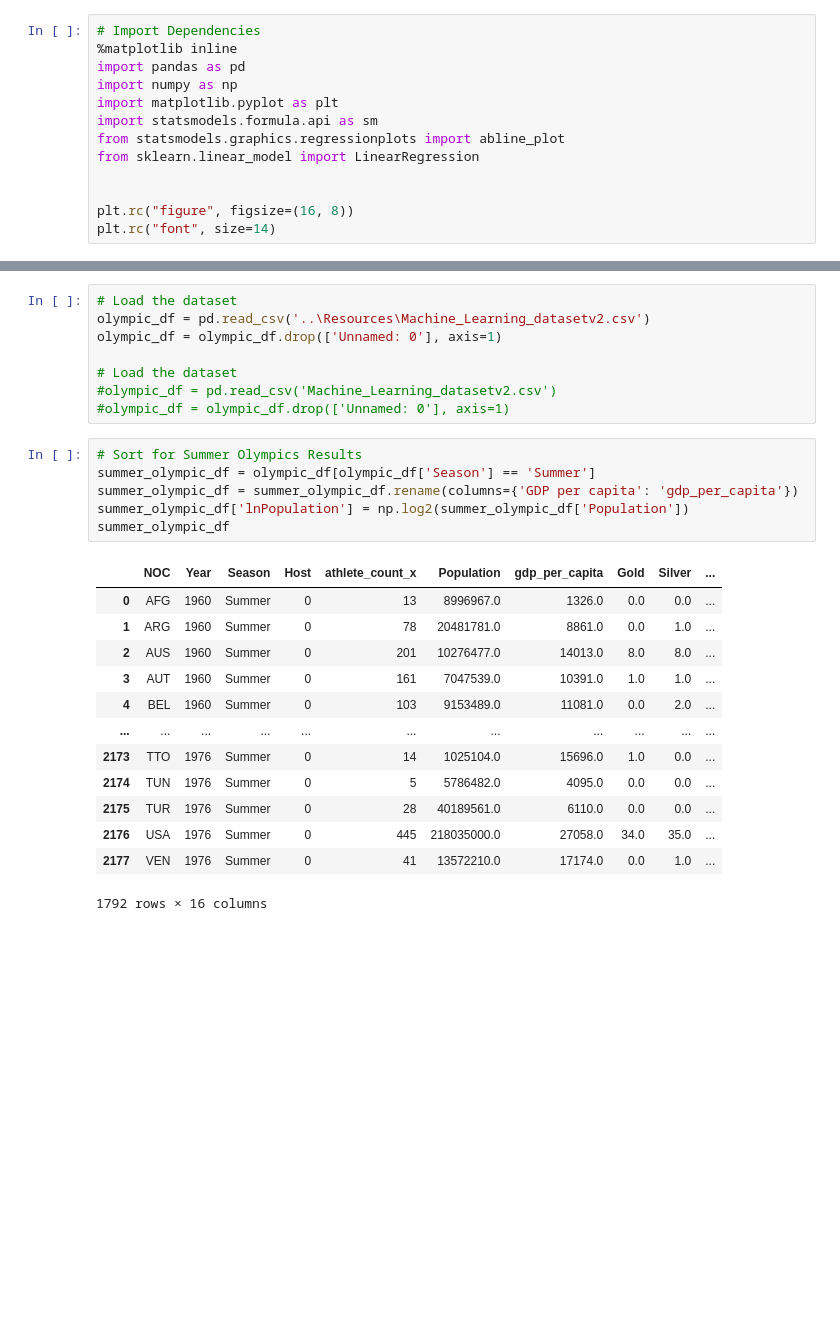
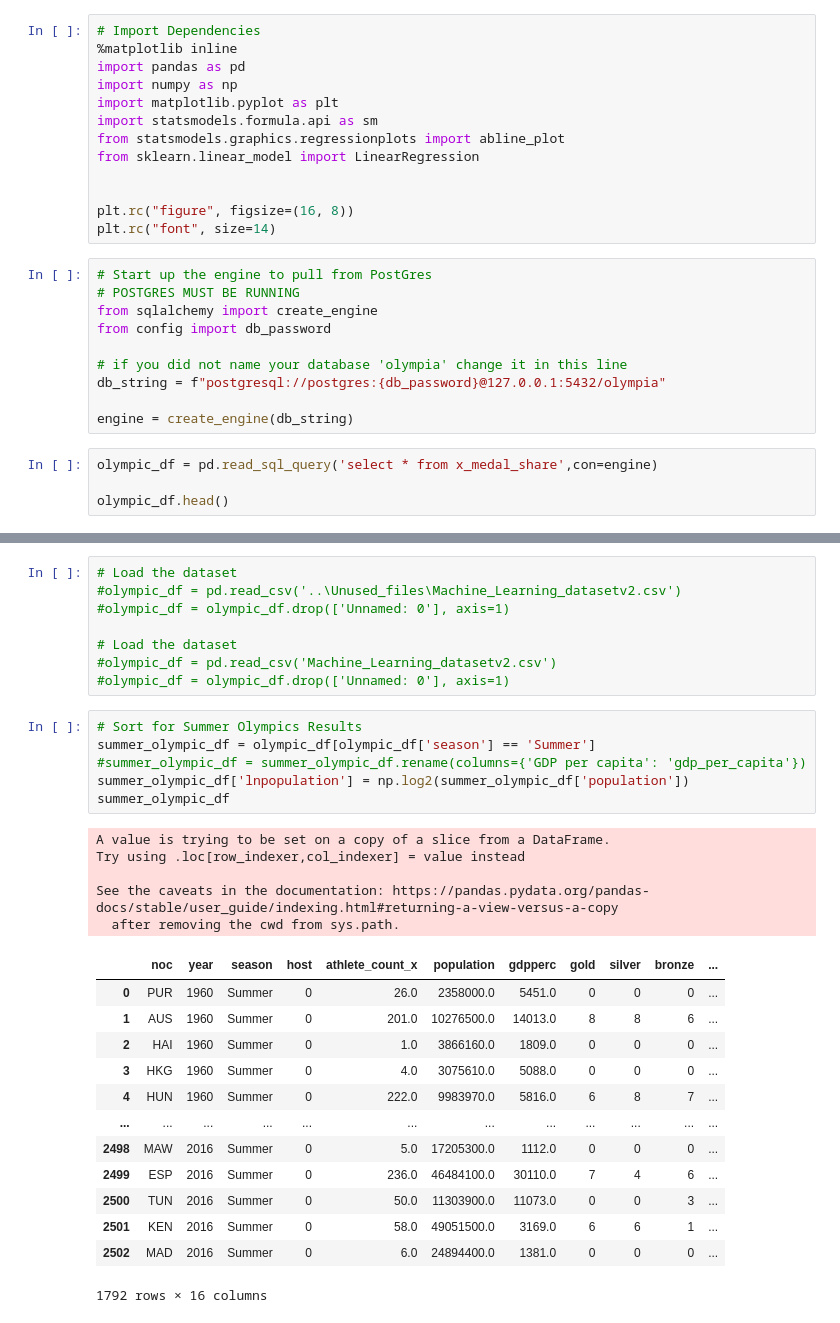
Before and after one commit to olympics2022/olympic_medal_analysis, a Jupyter notebook: Analysis/summer_lr_analysis.ipynb, the cells around one changed output, grey strips where cells are left out. Saved outputs shown, nothing was run; the diff lists cells and outputs as text; blank space fills up the shorter version.

```diff
--- a/Analysis/summer_lr_analysis.ipynb
+++ b/Analysis/summer_lr_analysis.ipynb
@@ -11,3 +11,17 @@ from sklearn.linear_model import LinearRegression
 
 plt.rc("figure", figsize=(16, 8))
 plt.rc("font", size=14)
+# %%
+# Start up the engine to pull from PostGres
+# POSTGRES MUST BE RUNNING
+from sqlalchemy import create_engine
+from config import db_password
+
+# if you did not name your database 'olympia' change it in this line
+db_string = f"postgresql://postgres:{db_password}@127.0.0.1:5432/olympia"
+
+engine = create_engine(db_string)
+# %%
+olympic_df = pd.read_sql_query('select * from x_medal_share',con=engine)
+
+olympic_df.head()
@@ -14,31 +35,36 @@ plt.rc("font", size=14)
 # %%
 # Load the dataset
-olympic_df = pd.read_csv('..\Resources\Machine_Learning_datasetv2.csv')
-olympic_df = olympic_df.drop(['Unnamed: 0'], axis=1)
+#olympic_df = pd.read_csv('..\Unused_files\Machine_Learning_datasetv2.csv')
+#olympic_df = olympic_df.drop(['Unnamed: 0'], axis=1)
 
 # Load the dataset
 #olympic_df = pd.read_csv('Machine_Learning_datasetv2.csv')
 #olympic_df = olympic_df.drop(['Unnamed: 0'], axis=1)
 # %%
 # Sort for Summer Olympics Results
-summer_olympic_df = olympic_df[olympic_df['Season'] == 'Summer']
-summer_olympic_df = summer_olympic_df.rename(columns={'GDP per capita': 'gdp_per_capita'})
-summer_olympic_df['lnPopulation'] = np.log2(summer_olympic_df['Population'])
+summer_olympic_df = olympic_df[olympic_df['season'] == 'Summer']
+#summer_olympic_df = summer_olympic_df.rename(columns={'GDP per capita': 'gdp_per_capita'})
+summer_olympic_df['lnpopulation'] = np.log2(summer_olympic_df['population'])
 summer_olympic_df
 # %% [output]
+A value is trying to be set on a copy of a slice from a DataFrame.
+Try using .loc[row_indexer,col_indexer] = value instead
+
+See the caveats in the documentation: https://pandas.pydata.org/pandas-docs/stable/user_guide/indexing.html#returning-a-view-versus-a-copy
+  after removing the cwd from sys.path.
-|  | NOC | Year | Season | Host | athlete_count_x | Population | gdp_per_capita | Gold | Silver | ... |
-| 0 | AFG | 1960 | Summer | 0 | 13 | 8996967.0 | 1326.0 | 0.0 | 0.0 | ... |
-| 1 | ARG | 1960 | Summer | 0 | 78 | 20481781.0 | 8861.0 | 0.0 | 1.0 | ... |
-| 2 | AUS | 1960 | Summer | 0 | 201 | 10276477.0 | 14013.0 | 8.0 | 8.0 | ... |
-| 3 | AUT | 1960 | Summer | 0 | 161 | 7047539.0 | 10391.0 | 1.0 | 1.0 | ... |
-| 4 | BEL | 1960 | Summer | 0 | 103 | 9153489.0 | 11081.0 | 0.0 | 2.0 | ... |
-| ... | ... | ... | ... | ... | ... | ... | ... | ... | ... | ... |
-| 2173 | TTO | 1976 | Summer | 0 | 14 | 1025104.0 | 15696.0 | 1.0 | 0.0 | ... |
-| 2174 | TUN | 1976 | Summer | 0 | 5 | 5786482.0 | 4095.0 | 0.0 | 0.0 | ... |
-| 2175 | TUR | 1976 | Summer | 0 | 28 | 40189561.0 | 6110.0 | 0.0 | 0.0 | ... |
-| 2176 | USA | 1976 | Summer | 0 | 445 | 218035000.0 | 27058.0 | 34.0 | 35.0 | ... |
-| 2177 | VEN | 1976 | Summer | 0 | 41 | 13572210.0 | 17174.0 | 0.0 | 1.0 | ... |
+|  | noc | year | season | host | athlete_count_x | population | gdpperc | gold | silver | bronze | ... |
+| 0 | PUR | 1960 | Summer | 0 | 26.0 | 2358000.0 | 5451.0 | 0 | 0 | 0 | ... |
+| 1 | AUS | 1960 | Summer | 0 | 201.0 | 10276500.0 | 14013.0 | 8 | 8 | 6 | ... |
+| 2 | HAI | 1960 | Summer | 0 | 1.0 | 3866160.0 | 1809.0 | 0 | 0 | 0 | ... |
+| 3 | HKG | 1960 | Summer | 0 | 4.0 | 3075610.0 | 5088.0 | 0 | 0 | 0 | ... |
+| 4 | HUN | 1960 | Summer | 0 | 222.0 | 9983970.0 | 5816.0 | 6 | 8 | 7 | ... |
+| ... | ... | ... | ... | ... | ... | ... | ... | ... | ... | ... | ... |
+| 2498 | MAW | 2016 | Summer | 0 | 5.0 | 17205300.0 | 1112.0 | 0 | 0 | 0 | ... |
+| 2499 | ESP | 2016 | Summer | 0 | 236.0 | 46484100.0 | 30110.0 | 7 | 4 | 6 | ... |
+| 2500 | TUN | 2016 | Summer | 0 | 50.0 | 11303900.0 | 11073.0 | 0 | 0 | 3 | ... |
+| 2501 | KEN | 2016 | Summer | 0 | 58.0 | 49051500.0 | 3169.0 | 6 | 6 | 1 | ... |
+| 2502 | MAD | 2016 | Summer | 0 | 6.0 | 24894400.0 | 1381.0 | 0 | 0 | 0 | ... |
-1792 rows × 16 columns
+1792 rows × 16 columns
 # %%
 # Athlete Count Linear Regression model
 model_ac = sm.ols(formula='medal_share ~ athlete_share', data=summer_olympic_df).fit()
```
Also changed, not shown: parts of 8 cells of this notebook, 7 other files.
